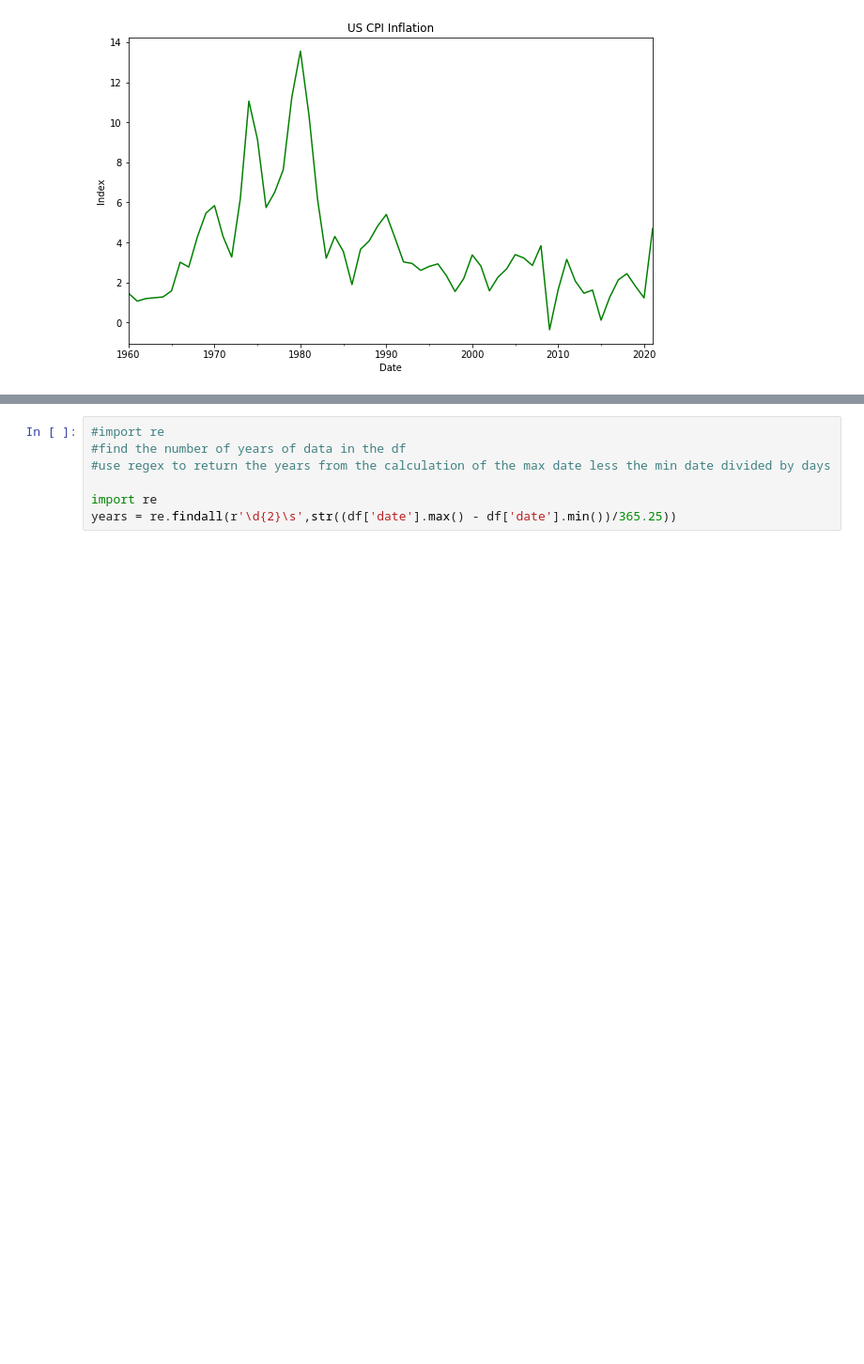
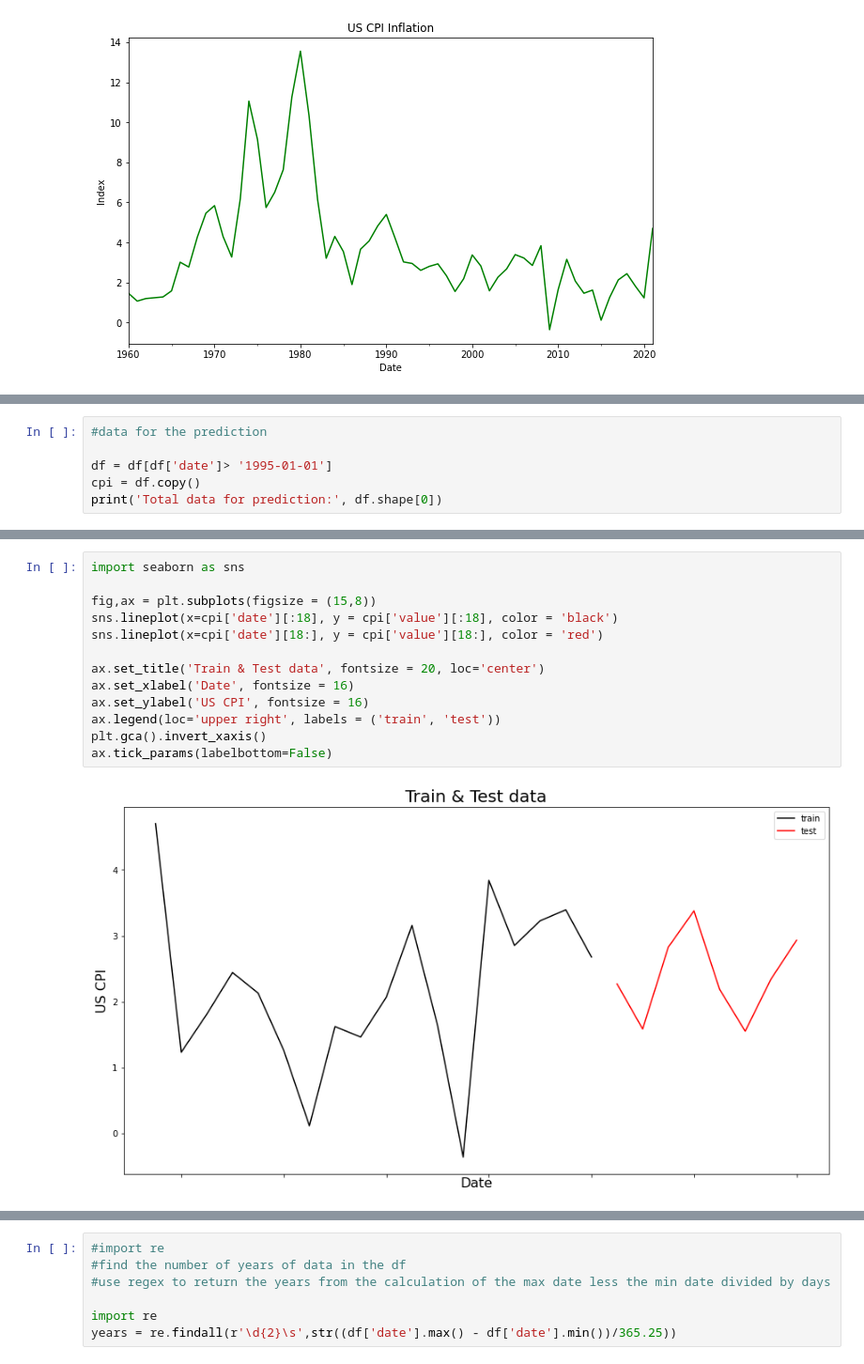
Before and after one commit to spag28/UCDPA_BethCartledge, a Jupyter notebook: Project.ipynb, the cells around one changed output, grey strips where cells are left out. Shown at 94% size. Drawn from its saved outputs; the diff is of its cells as text; blank space fills up the shorter version.

```diff
--- a/Project.ipynb
+++ b/Project.ipynb
@@ -102,0 +109,6 @@ plt.show()
+# %%
+#data for the prediction
+
+df = df[df['date']> '1995-01-01']
+cpi = df.copy()
+print('Total data for prediction:', df.shape[0])
@@ -102,0 +137,15 @@ plt.show()
+# %%
+import seaborn as sns
+
+fig,ax = plt.subplots(figsize = (15,8))
+sns.lineplot(x=cpi['date'][:18], y = cpi['value'][:18], color = 'black')
+sns.lineplot(x=cpi['date'][18:], y = cpi['value'][18:], color = 'red')
+
+ax.set_title('Train & Test data', fontsize = 20, loc='center')
+ax.set_xlabel('Date', fontsize = 16)
+ax.set_ylabel('US CPI', fontsize = 16)
+ax.legend(loc='upper right', labels = ('train', 'test'))
+plt.gca().invert_xaxis()
+ax.tick_params(labelbottom=False)
+# %% [output]
+[figure, added]
```
Also changed, not shown: parts of 11 cells of this notebook.
